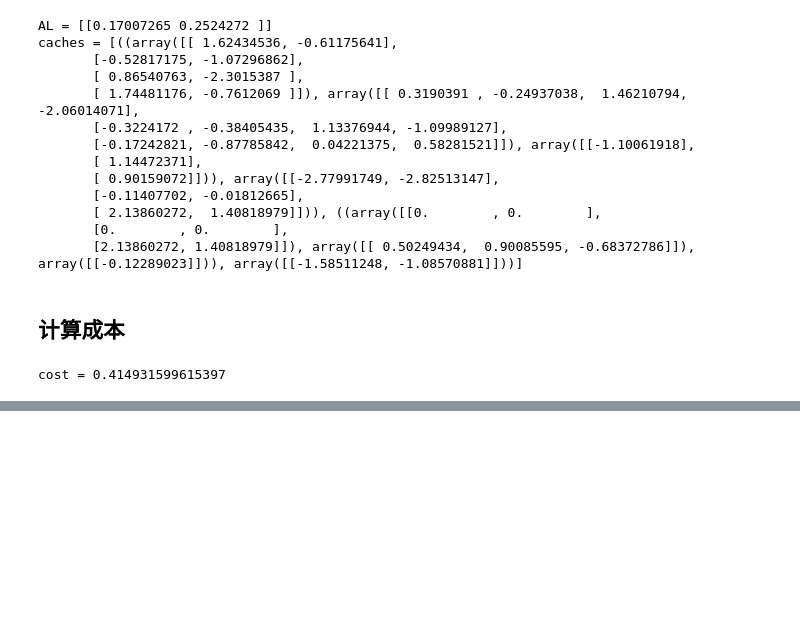
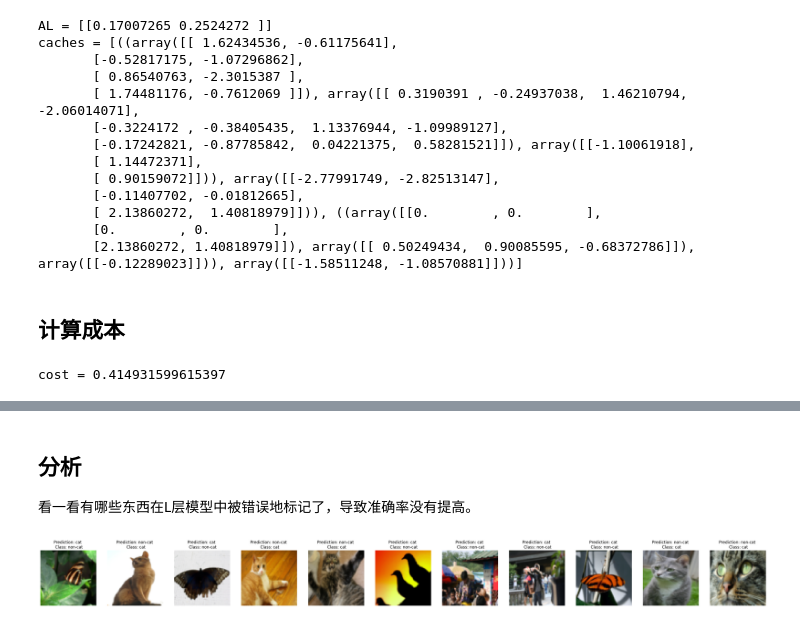
Before and after one commit to machao318927/DeepLearn_Wu, a Jupyter notebook: 第四周-一步步搭建多层神经网络以及应用.ipynb, the cells around one changed output, grey strips where cells are left out. Saved outputs shown, nothing was run; the diff lists cells and outputs as text; code cells hidden in the pictures; blank space fills up the shorter version.

```diff
--- a/第四周-一步步搭建多层神经网络以及应用.ipynb
+++ b/第四周-一步步搭建多层神经网络以及应用.ipynb
@@ -585,0 +1041,31 @@ cost = 0.414931599615397
+# %% [markdown]
+## 分析
+看一看有哪些东西在L层模型中被错误地标记了，导致准确率没有提高。
+# %%
+def print_mislabeled_images(classes, X, y, p):
+    """
+    绘制预测和实际 differs 的图像
+    参数：
+     classes - 分类器返回的所有类名
+     X - 输入的图像，维度为(输入节点数量，图像数量)
+     y - 实际的标签，维度为(1,image数量)
+     p - 模型预测的标签，维度为(1,image数量)
+
+    """
+    a = p + y
+    mislabeled_indices = np.asarray(np.where(a == 1))
+    plt.rcParams['figure.figsize'] = (40.0, 40.0) # set default size of plots
+    num_images = len(mislabeled_indices[0])
+    for i in range(num_images):
+        index = mislabeled_indices[1][i]
+
+        plt.subplot(2, num_images, i + 1)
+        plt.imshow(X[:,index].reshape(64,64,3), interpolation='nearest')
+        plt.axis('off')
+        plt.title("Prediction: " + classes[int(p[0,index])].decode("utf-8") + " \n Class: " + classes[y[0,index]].decode("utf-8"))
+
+
+# 测试
+print_mislabeled_images(classes, test_x, test_y, predictions_test)
+# %% [output]
+[figure, added]
```
Also changed, not shown: parts of 29 cells of this notebook, 5 other files.
